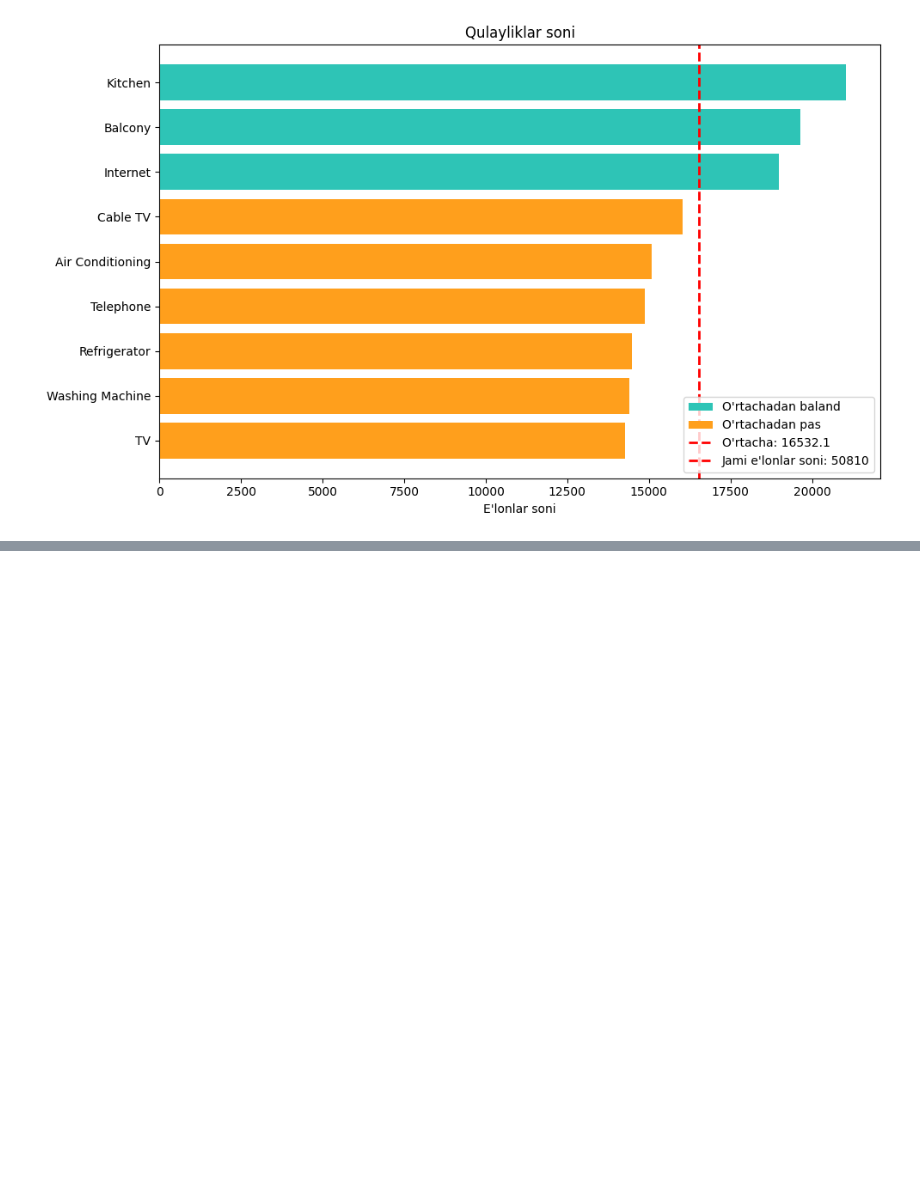
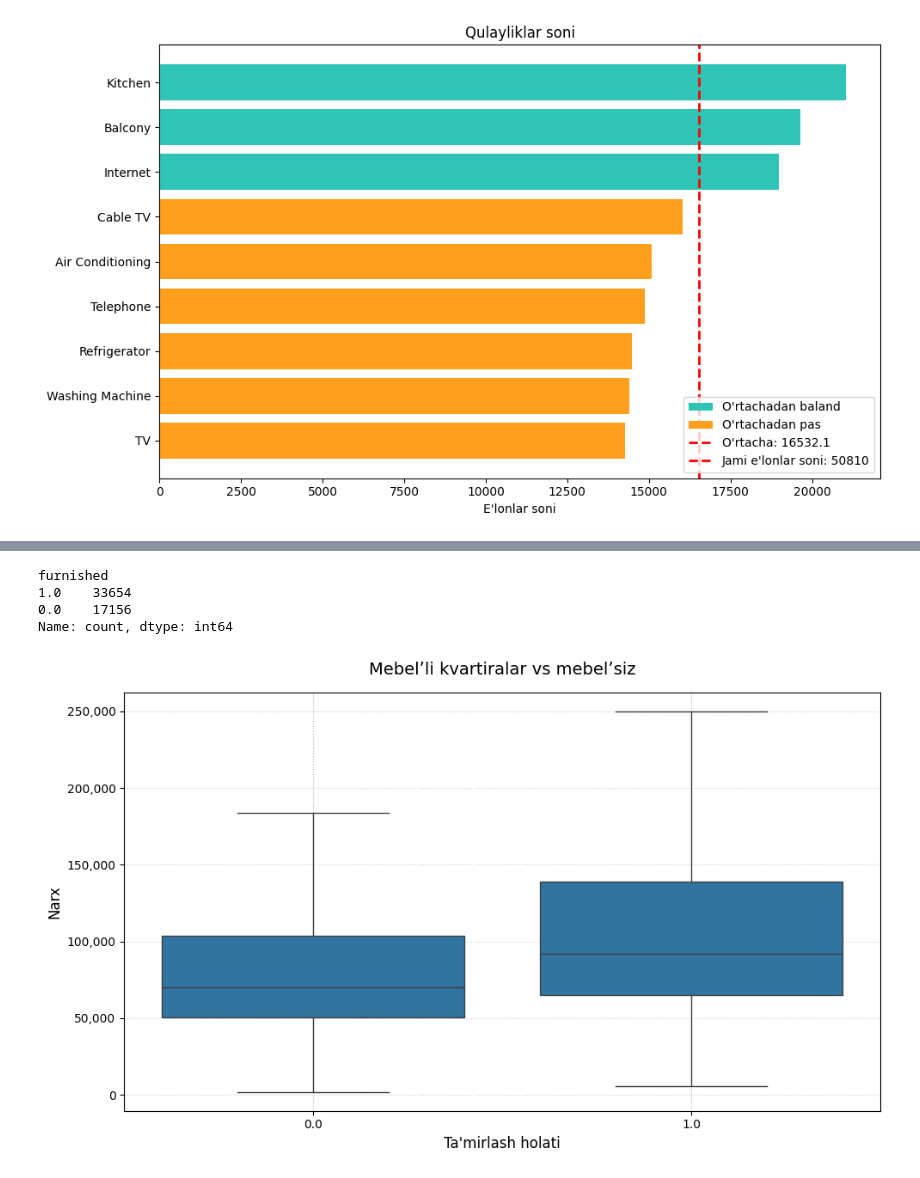
Before and after one commit to Javoh20111/Tashkent-apartment-analysis, a Jupyter notebook: notebooks/2_data_analysis.ipynb, the cells around one changed output, grey strips where cells are left out. Saved outputs shown, nothing was run; the diff lists cells and outputs as text; code cells hidden in the pictures; blank space fills up the shorter version.

Commit message:
Created new chart furnished vs not funished

```diff
--- a/notebooks/2_data_analysis.ipynb
+++ b/notebooks/2_data_analysis.ipynb
@@ -778,0 +766,7 @@ dtype: int64
+# %%
+sale_df['furnished'].value_counts()
+# %% [output]
+furnished
+1.0    33654
+0.0    17156
+Name: count, dtype: int64
@@ -778,0 +775,24 @@ dtype: int64
+# %%
+# Mebelʼli kvartiralar mebelʼsizlardan sezilarli darajada qimmatroqmi?
+fig, ax = plt.subplots(figsize = (10, 6))
+
+sns.boxplot(
+            data=sale_df,
+            x="furnished",
+            y="price_usd",
+            ax=ax,
+            showfliers=False
+            )
+ax.set_title("Mebelʼli kvartiralar vs mebelʼsiz", fontsize=14, pad=15)
+ax.set_xlabel("Ta'mirlash holati", fontsize=12)
+ax.set_ylabel("Narx", fontsize=12)
+
+ax.get_yaxis().set_major_formatter(plt.FuncFormatter(lambda x, loc: "{:,}".format(int(x))))
+ax.grid(axis='y', linestyle=':', alpha=0.6)
+ax.grid(axis='x', linestyle=':', alpha=1)
+
+
+plt.tight_layout()
+plt.savefig("../reports/charts/17_Mebelʼli kvartiralar vs mebelʼsiz.png")
+# %% [output]
+[figure, added]
```
Also changed, not shown: parts of 3 cells of this notebook, 2 other files.
